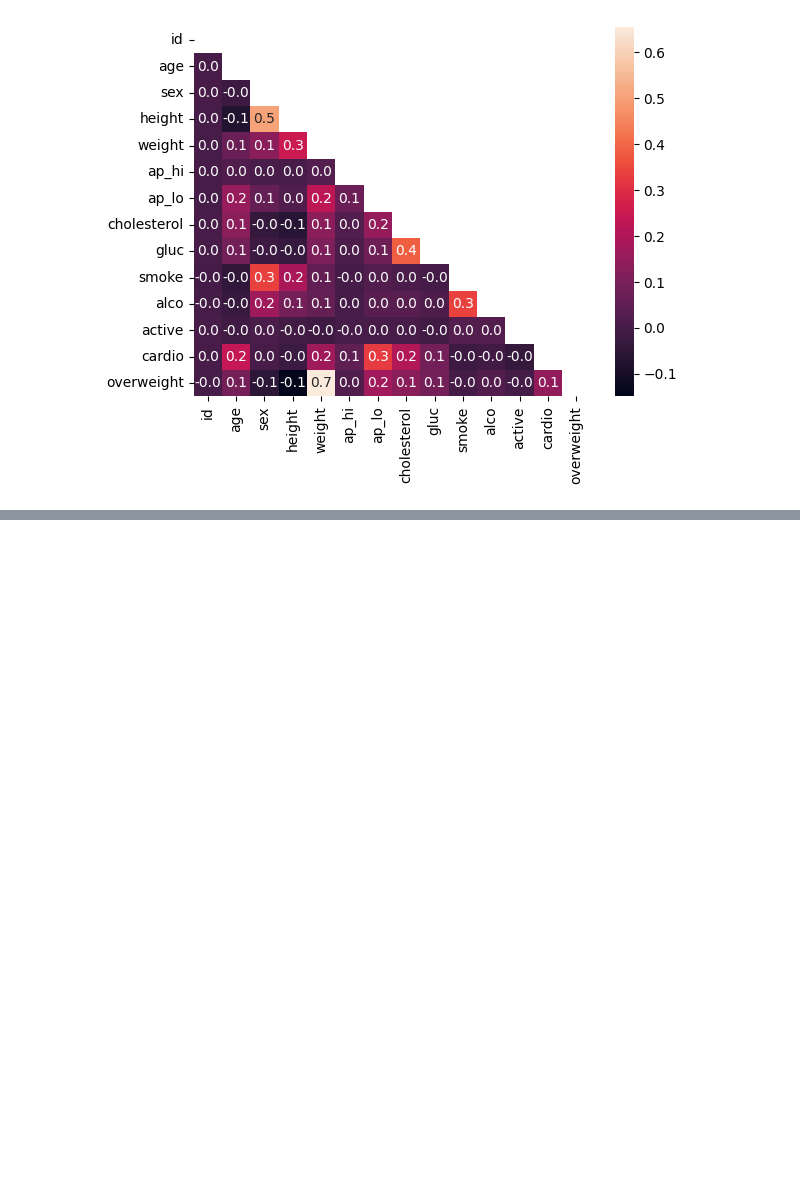
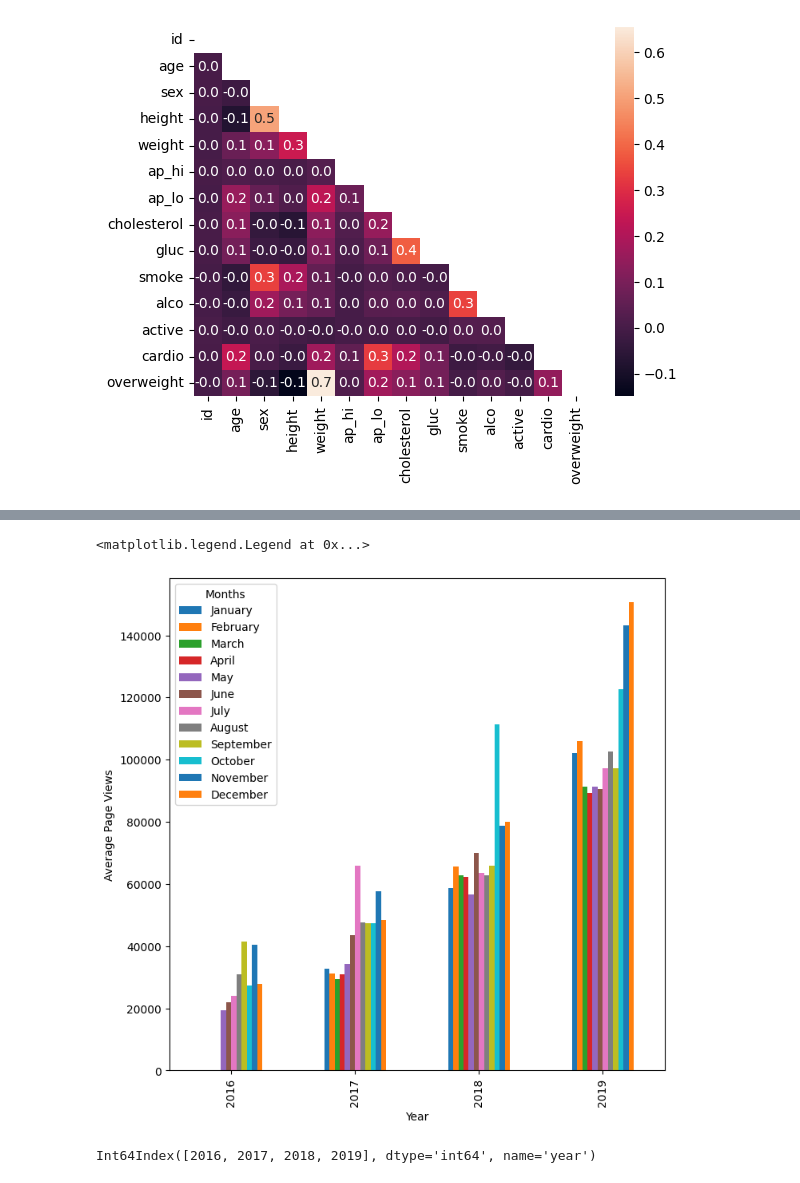
Before and after one commit to Braxion06/FreeCodeCamp---Data-Analysis-Projects, a Jupyter notebook: ad_hoc_testing.ipynb, the cells around one changed output, grey strips where cells are left out. Cells and saved outputs as stored; diff of their text form; code cells hidden in the pictures; blank space fills up the shorter version.

```diff
--- a/ad_hoc_testing.ipynb
+++ b/ad_hoc_testing.ipynb
@@ -649,0 +702,6 @@ draw_heat_map()
+# %%
+df_time_2 = df_time.copy()
+# %%
+df_time_2['year'] = df_time_2.index.year
+df_time_2['month'] = df_time_2.index.month_name()
+df_time_2.head()
@@ -649,0 +725,17 @@ draw_heat_map()
+# %%
+fig_2, ax_2 = plt.subplots(figsize= (8,8))
+working_df = df_time_2.groupby(['year', 'month'])['value'].mean()
+working_df = working_df.unstack(level='month')
+working_df = working_df[['January', 'February', 'March', 'April', 'May', 'June',
+                        'July', 'August', 'September', 'October', 'November', 'December']]
+working_df.plot.bar(ax=ax_2)
+ax_2.set_xlabel('Year')
+ax_2.set_ylabel('Average Page Views')
+ax_2.legend(title='Months')
+# %% [output]
+<matplotlib.legend.Legend at 0x...>
+[figure, added]
+# %%
+working_df.index
+# %% [output]
+Int64Index([2016, 2017, 2018, 2019], dtype='int64', name='year')
```
Also changed, not shown: parts of 16 cells of this notebook.
